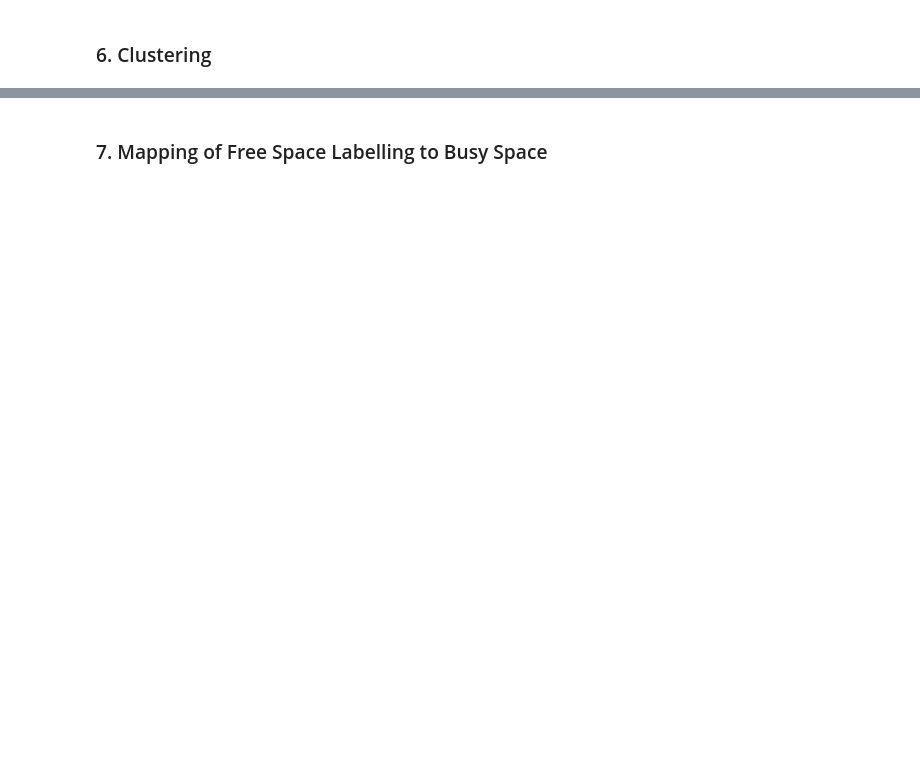
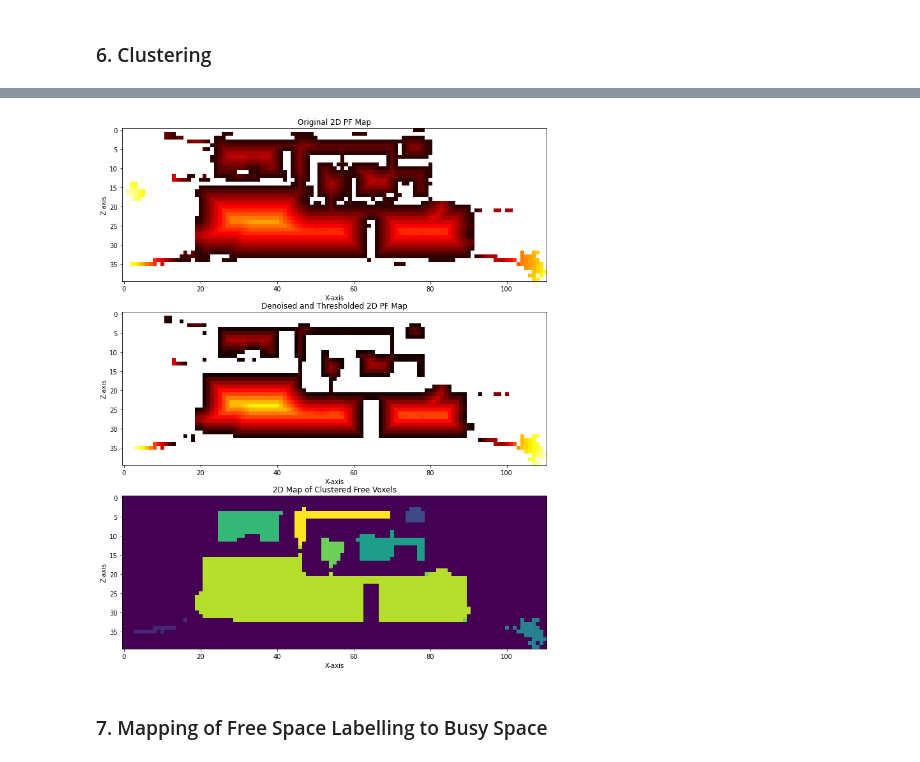
Before and after one commit to uturkbey/Room-Segmentation-in-Point-Clouds, a Jupyter notebook: Room_Segmentation_Pipeline.ipynb, the cells around one changed output, grey strips where cells are left out. Cells and saved outputs as stored; diff of their text form; code cells hidden in the pictures; blank space fills up the shorter version.

```diff
--- a/Room_Segmentation_Pipeline.ipynb
+++ b/Room_Segmentation_Pipeline.ipynb
@@ -442,3 +667,28 @@ plt.show()
+# %%
+#Plot the 2D map of clustered free voxels.
+plt.figure(figsize=(20, 15))
+
+plt.subplot(311)
+plt.imshow(pf_2D.T, cmap=cmap, vmin=0.1)
+plt.title("Original 2D PF Map")
+plt.xlabel("X-axis")
+plt.ylabel("Z-axis")
+
+plt.subplot(312)
+plt.imshow(pf_2D_denoised.T, cmap=cmap, vmin=threshold)
+plt.title("Denoised and Thresholded 2D PF Map")
+plt.xlabel("X-axis")
+plt.ylabel("Z-axis")
+
+plt.subplot(313)
+plt.imshow(clustered.T)
+plt.title("2D Map of Clustered Free Voxels")
+plt.xlabel("X-axis")
+plt.ylabel("Z-axis")
+
+plt.show()
+# %% [output]
+[figure, added]
 # %% [markdown]
 <a id='7'></a>
 ### 7. Mapping of Free Space Labelling to Busy Space
```
Also changed, not shown: parts of 24 cells of this notebook.
